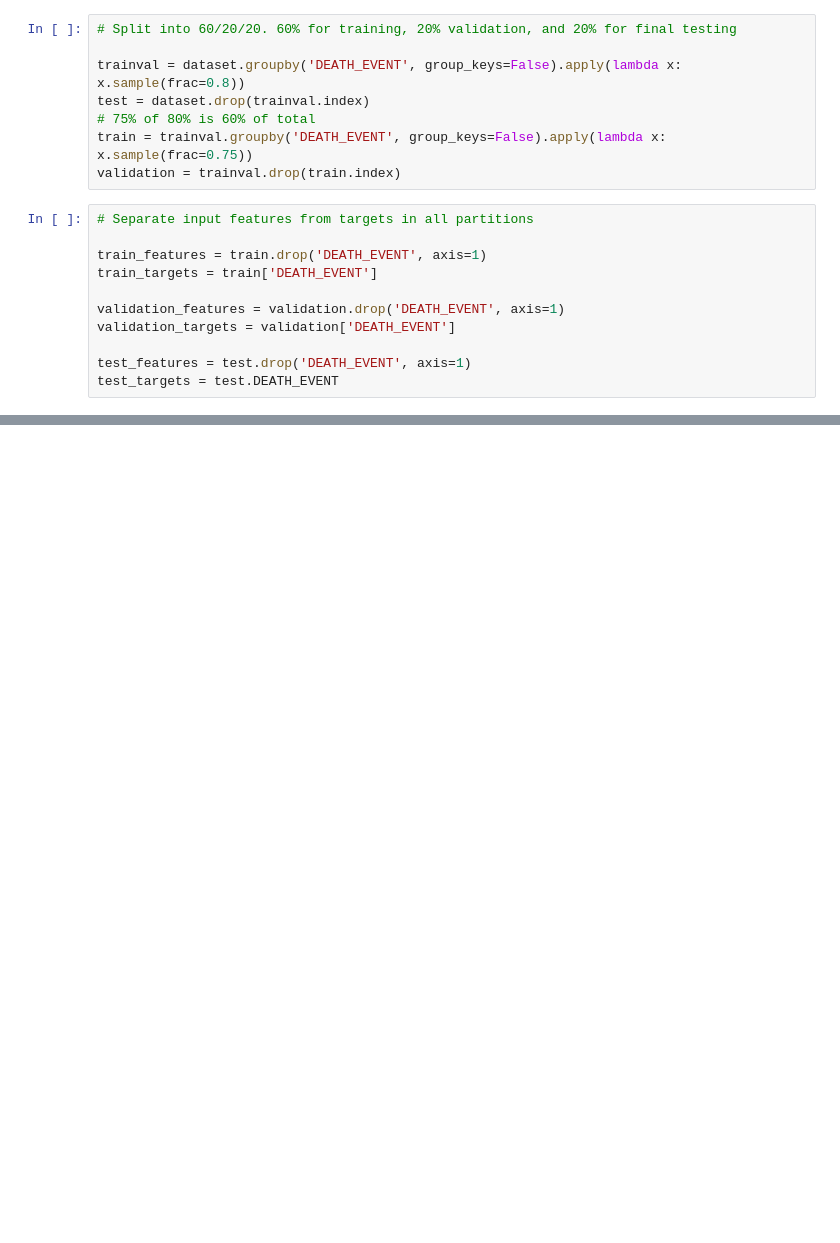
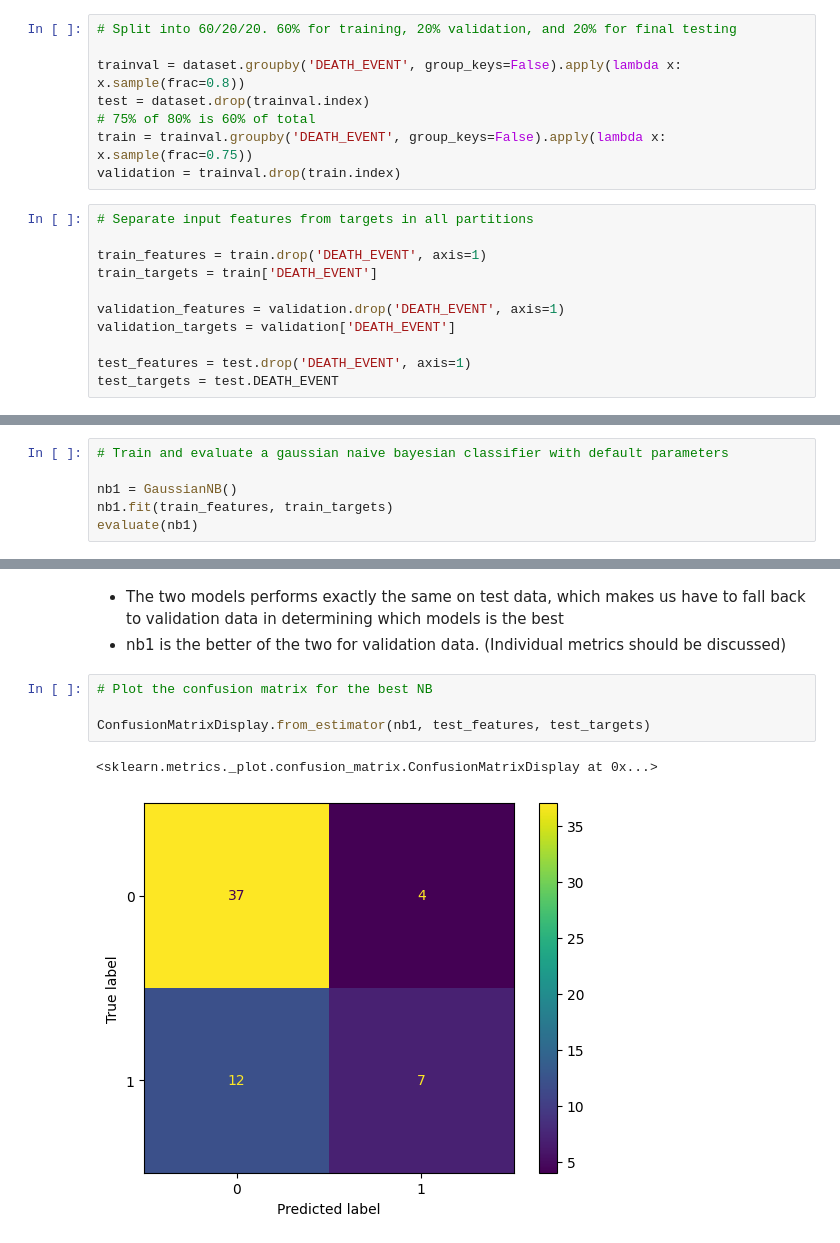
Before and after one commit to lavima/itf31519_2024, a Jupyter notebook: theory_and_practices/comparing_decisiontrees_naivebayes.ipynb, the cells around one changed output, grey strips where cells are left out. Cells and saved outputs as stored; diff of their text form; blank space fills up the shorter version.

```diff
--- a/theory_and_practices/comparing_decisiontrees_naivebayes.ipynb
+++ b/theory_and_practices/comparing_decisiontrees_naivebayes.ipynb
@@ -134,0 +234,6 @@ Test Precision: 0.5263157894736842
+# %%
+# Train and evaluate a gaussian naive bayesian classifier with default parameters
+
+nb1 = GaussianNB()
+nb1.fit(train_features, train_targets)
+evaluate(nb1)
@@ -134,0 +322,10 @@ Test Precision: 0.5263157894736842
+# %% [markdown]
+* The two models performs exactly the same on test data, which makes us have to fall back to validation data in determining which models is the best
+* nb1 is the better of the two for validation data. (Individual metrics should be discussed)
+# %%
+# Plot the confusion matrix for the best NB
+
+ConfusionMatrixDisplay.from_estimator(nb1, test_features, test_targets)
+# %% [output]
+<sklearn.metrics._plot.confusion_matrix.ConfusionMatrixDisplay at 0x...>
+[figure, added]
```
Also changed, not shown: parts of 29 cells of this notebook.
